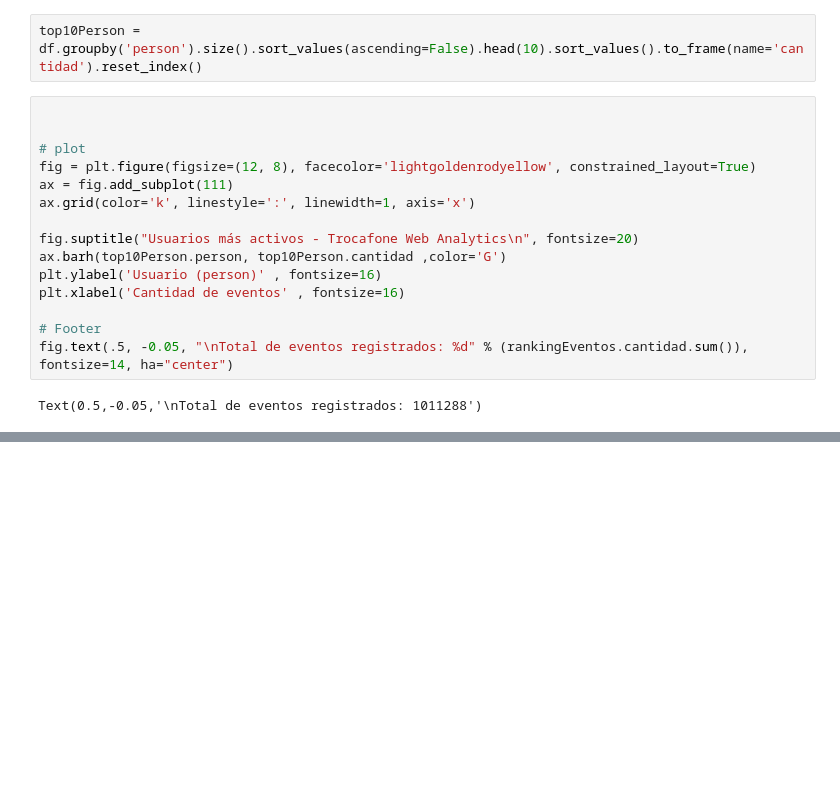
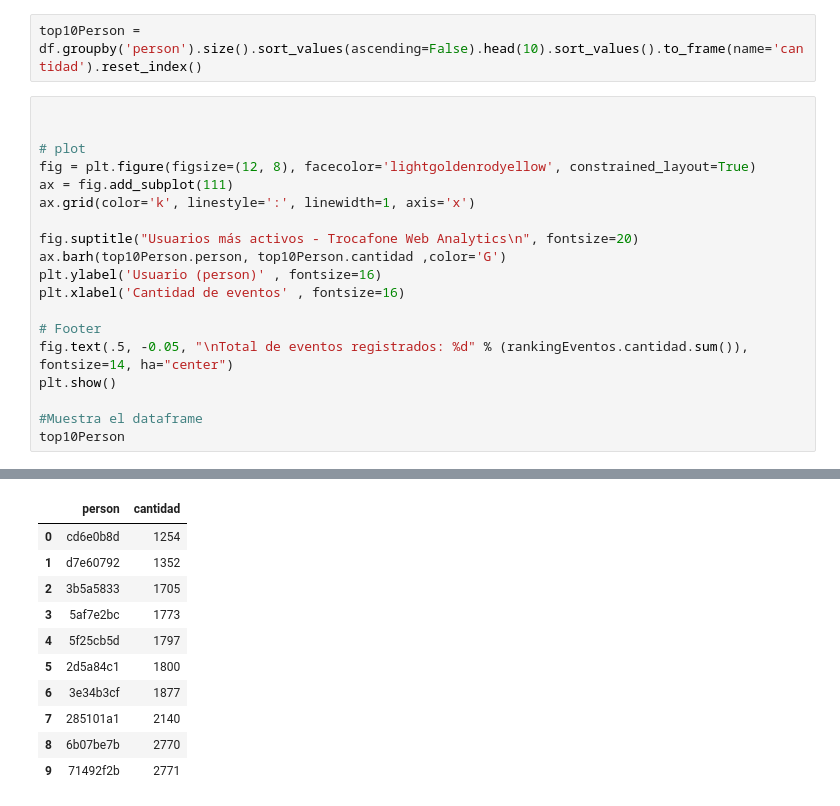
Before and after one commit to JoseMarianoAlvarez/75-06, a Jupyter notebook: Fingers/finger-01.ipynb, the cells around one changed output, grey strips where cells are left out. Drawn from its saved outputs; the diff is of its cells as text; blank space fills up the shorter version.

```diff
--- a/Fingers/finger-01.ipynb
+++ b/Fingers/finger-01.ipynb
@@ -95,18 +115,32 @@ top10Person = df.groupby('person').size().sort_values(ascending=False).head(10).
 # %%
 
 
 # plot
 fig = plt.figure(figsize=(12, 8), facecolor='lightgoldenrodyellow', constrained_layout=True)
 ax = fig.add_subplot(111)
 ax.grid(color='k', linestyle=':', linewidth=1, axis='x')
 
 fig.suptitle("Usuarios más activos - Trocafone Web Analytics\n", fontsize=20)
 ax.barh(top10Person.person, top10Person.cantidad ,color='G')
 plt.ylabel('Usuario (person)' , fontsize=16)
 plt.xlabel('Cantidad de eventos' , fontsize=16)
 
 # Footer
 fig.text(.5, -0.05, "\nTotal de eventos registrados: %d" % (rankingEventos.cantidad.sum()), fontsize=14, ha="center")
+plt.show()
+
+#Muestra el dataframe
+top10Person
 # %% [output]
-Text(0.5,-0.05,'\nTotal de eventos registrados: 1011288')
 [figure]
+|  | person | cantidad |
+| 0 | cd6e0b8d | 1254 |
+| 1 | d7e60792 | 1352 |
+| 2 | 3b5a5833 | 1705 |
+| 3 | 5af7e2bc | 1773 |
+| 4 | 5f25cb5d | 1797 |
+| 5 | 2d5a84c1 | 1800 |
+| 6 | 3e34b3cf | 1877 |
+| 7 | 285101a1 | 2140 |
+| 8 | 6b07be7b | 2770 |
+| 9 | 71492f2b | 2771 |
```
Also changed, not shown: parts of 5 cells of this notebook.
